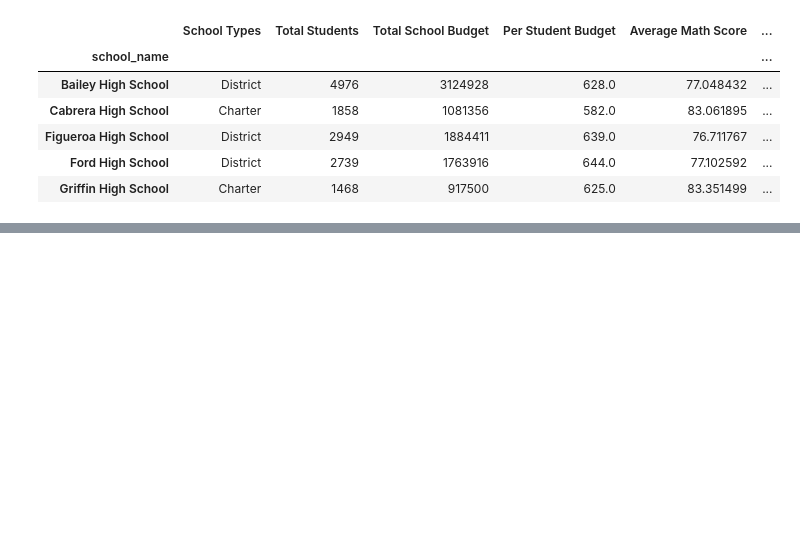
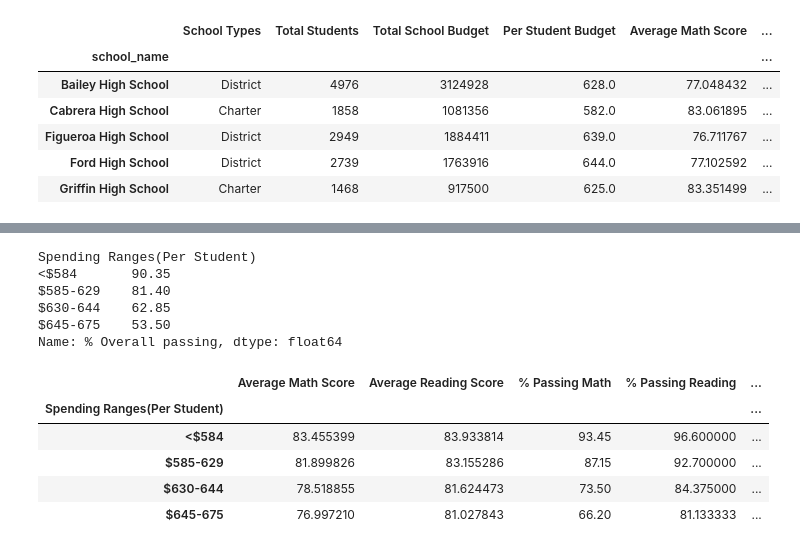
Before and after one commit to PazilatNur/school_district_analysis, a Jupyter notebook: Pycityschools.ipynb, the cells around one changed output, grey strips where cells are left out. Saved outputs shown, nothing was run; the diff lists cells and outputs as text; code cells hidden in the pictures; blank space fills up the shorter version.

```diff
--- a/Pycityschools.ipynb
+++ b/Pycityschools.ipynb
@@ -496,0 +642,3 @@ per_school_summary_df.head()
+# %%
+Spending_bins=[0,585,635,645,675]
+pd.cut(per_schools_capita,Spending_bins)
@@ -496,0 +664,7 @@ per_school_summary_df.head()
+# %%
+#Groupby to categorize the bins
+per_schools_capita.groupby(pd.cut(per_schools_capita,Spending_bins)).count()
+group_names = ["<$584", "$585-629", "$630-644", "$645-675"]
+# %%
+per_school_summary_df["Spending Ranges(Per Student)"]=pd.cut(per_schools_capita,Spending_bins, labels=group_names)
+per_school_summary_df.head()
@@ -496,0 +679,32 @@ per_school_summary_df.head()
+# %%
+spending_math_score=per_school_summary_df.groupby(["Spending Ranges(Per Student)"]).mean()['Average Math Score']
+spending_reading_score=per_school_summary_df.groupby(["Spending Ranges(Per Student)"]).mean()['Average Reading Score']
+spending_math_percent=per_school_summary_df.groupby(["Spending Ranges(Per Student)"]).mean()["% Passing Math"]
+spending_reading_percent=per_school_summary_df.groupby(["Spending Ranges(Per Student)"]).mean()['% Passing Reading']
+spending_oberall_percent=per_school_summary_df.groupby(["Spending Ranges(Per Student)"]).mean()['% Overall passing']
+# %%
+spending_oberall_percent
+# %% [output]
+Spending Ranges(Per Student)
+<$584       90.35
+$585-629    81.40
+$630-644    62.85
+$645-675    53.50
+Name: % Overall passing, dtype: float64
+# %%
+spending_summary=pd.DataFrame({
+              "Average Math Score" : spending_math_score,
+          "Average Reading Score": spending_reading_score,
+          "% Passing Math": spending_math_percent,
+          "% Passing Reading": spending_reading_percent,
+          "% Overall Passing": spending_oberall_percent
+
+})
+spending_summary
+# %% [output]
+|  | Average Math Score | Average Reading Score | % Passing Math | % Passing Reading | ... |
+| Spending Ranges(Per Student) |  |  |  |  | ... |
+| <$584 | 83.455399 | 83.933814 | 93.45 | 96.600000 | ... |
+| $585-629 | 81.899826 | 83.155286 | 87.15 | 92.700000 | ... |
+| $630-644 | 78.518855 | 81.624473 | 73.50 | 84.375000 | ... |
+| $645-675 | 76.997210 | 81.027843 | 66.20 | 81.133333 | ... |
```
Also changed, not shown: parts of 24 cells of this notebook.
